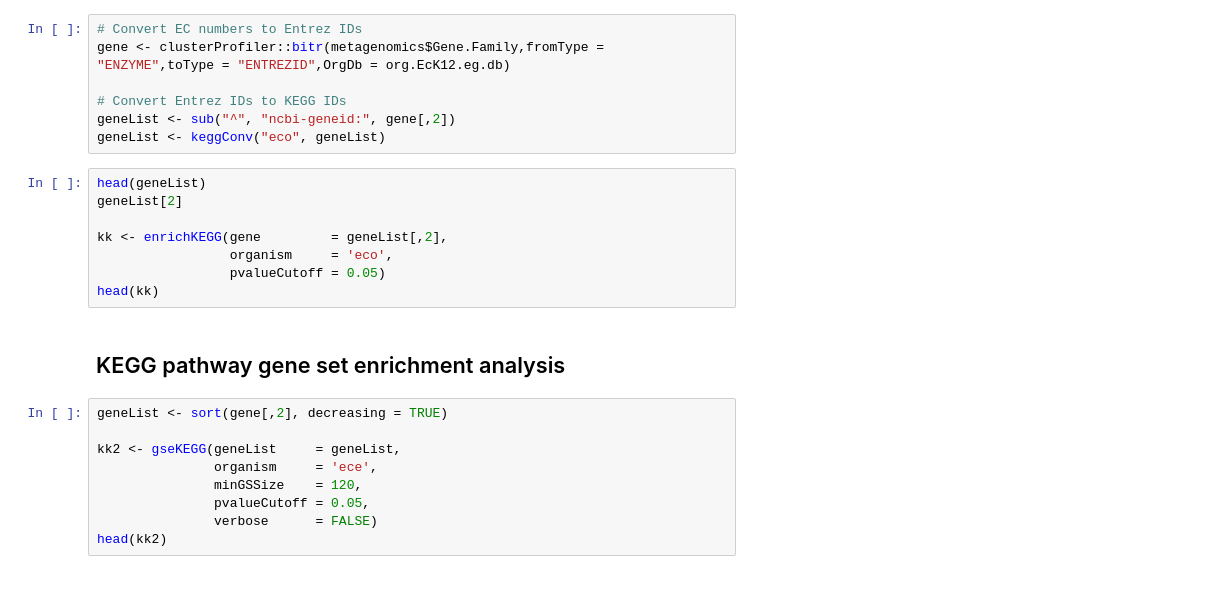
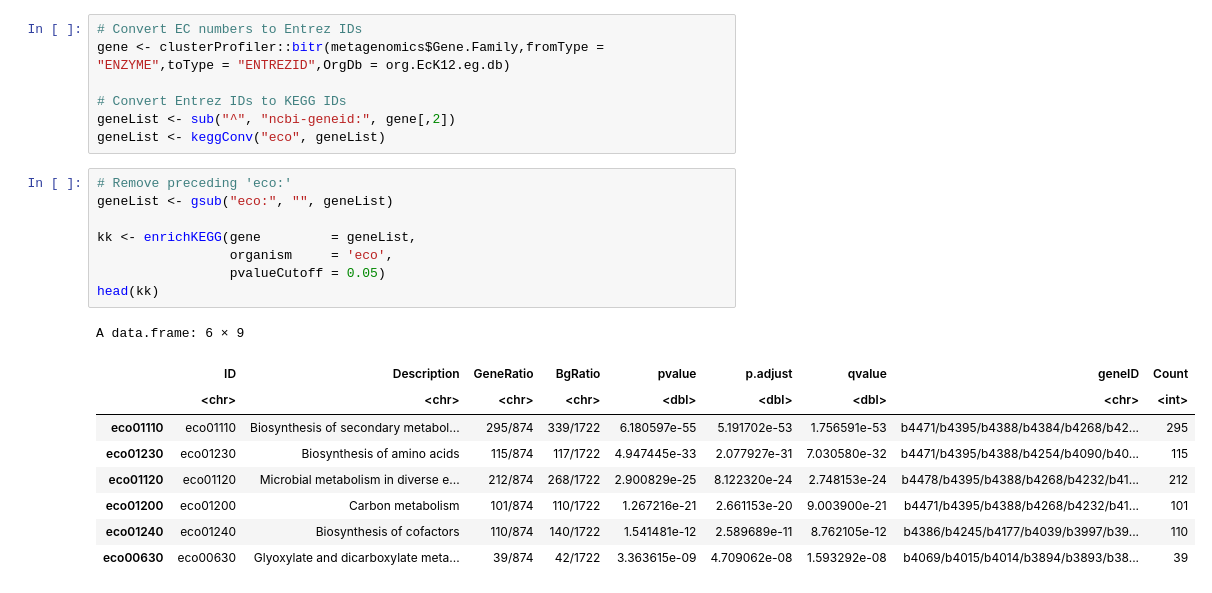
Before and after one commit to AmauryPelzer/BBS3005_Metabolic-modelling-for-microbiome-in-IBD, a Jupyter notebook: Scripts/Pathway_analysis.ipynb, the cells around one changed output. Drawn from its saved outputs; the diff is of its cells as text.

```diff
--- a/Scripts/Pathway_analysis.ipynb
+++ b/Scripts/Pathway_analysis.ipynb
@@ -28,21 +30,20 @@ gene <- clusterProfiler::bitr(metagenomics$Gene.Family,fromType = "ENZYME",toTyp
 geneList <- sub("^", "ncbi-geneid:", gene[,2])
 geneList <- keggConv("eco", geneList)
 # %%
-head(geneList)
-geneList[2]
+# Remove preceding 'eco:'
+geneList <- gsub("eco:", "", geneList)
 
-kk <- enrichKEGG(gene         = geneList[,2],
+kk <- enrichKEGG(gene         = geneList,
                  organism     = 'eco',
                  pvalueCutoff = 0.05)
 head(kk)
+# %% [output]
+A data.frame: 6 × 9
+|  | ID | Description | GeneRatio | BgRatio | pvalue | p.adjust | qvalue | geneID | Count |
+|  | <chr> | <chr> | <chr> | <chr> | <dbl> | <dbl> | <dbl> | <chr> | <int> |
+| eco01110 | eco01110 | Biosynthesis of secondary metabol... | 295/874 | 339/1722 | 6.180597e-55 | 5.191702e-53 | 1.756591e-53 | b4471/b4395/b4388/b4384/b4268/b42... | 295 |
+| eco01230 | eco01230 | Biosynthesis of amino acids | 115/874 | 117/1722 | 4.947445e-33 | 2.077927e-31 | 7.030580e-32 | b4471/b4395/b4388/b4254/b4090/b40... | 115 |
+| eco01120 | eco01120 | Microbial metabolism in diverse e... | 212/874 | 268/1722 | 2.900829e-25 | 8.122320e-24 | 2.748153e-24 | b4478/b4395/b4388/b4268/b4232/b41... | 212 |
+| eco01200 | eco01200 | Carbon metabolism | 101/874 | 110/1722 | 1.267216e-21 | 2.661153e-20 | 9.003900e-21 | b4471/b4395/b4388/b4268/b4232/b41... | 101 |
+| eco01240 | eco01240 | Biosynthesis of cofactors | 110/874 | 140/1722 | 1.541481e-12 | 2.589689e-11 | 8.762105e-12 | b4386/b4245/b4177/b4039/b3997/b39... | 110 |
+| eco00630 | eco00630 | Glyoxylate and dicarboxylate meta... | 39/874 | 42/1722 | 3.363615e-09 | 4.709062e-08 | 1.593292e-08 | b4069/b4015/b4014/b3894/b3893/b38... | 39 |
-# %% [markdown]
-## KEGG pathway gene set enrichment analysis
-# %%
-geneList <- sort(gene[,2], decreasing = TRUE)
-
-kk2 <- gseKEGG(geneList     = geneList,
-               organism     = 'ece',
-               minGSSize    = 120,
-               pvalueCutoff = 0.05,
-               verbose      = FALSE)
-head(kk2)
```
Also changed, not shown: parts of 3 cells of this notebook.
